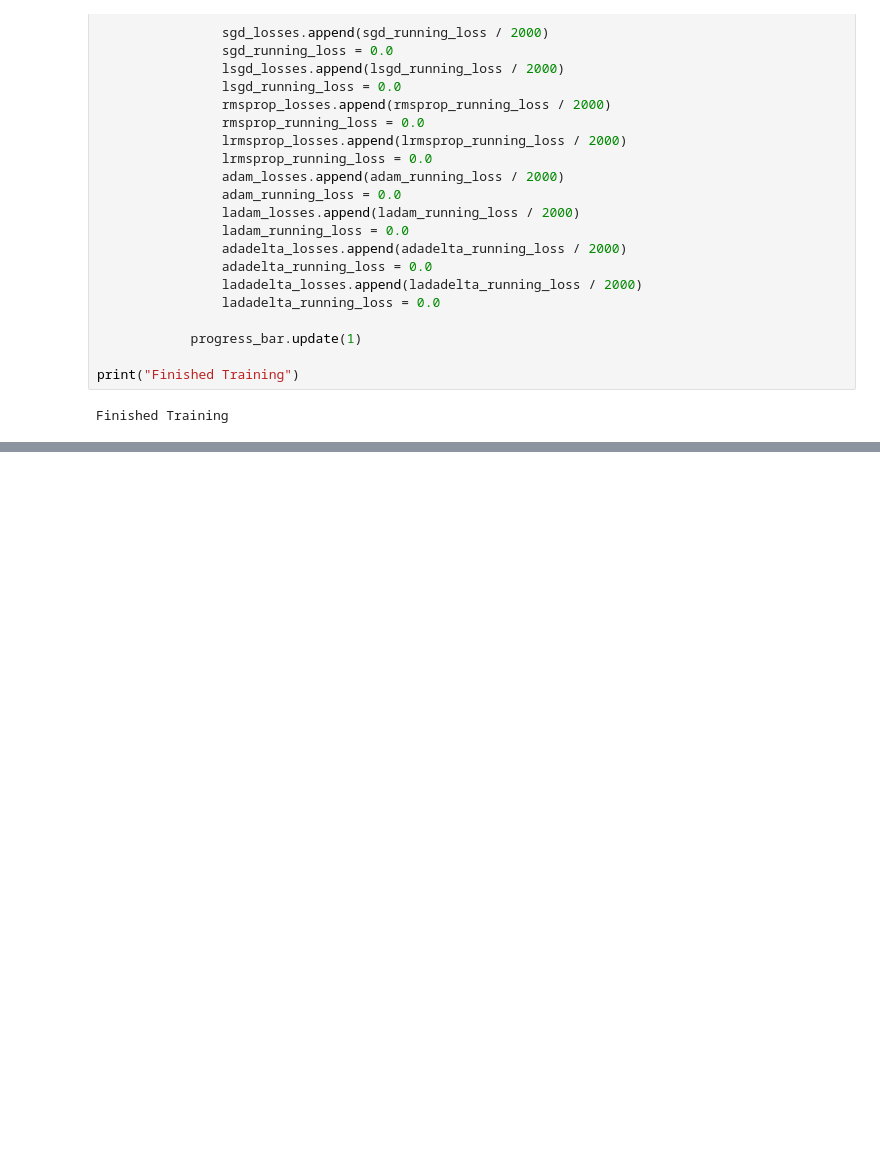
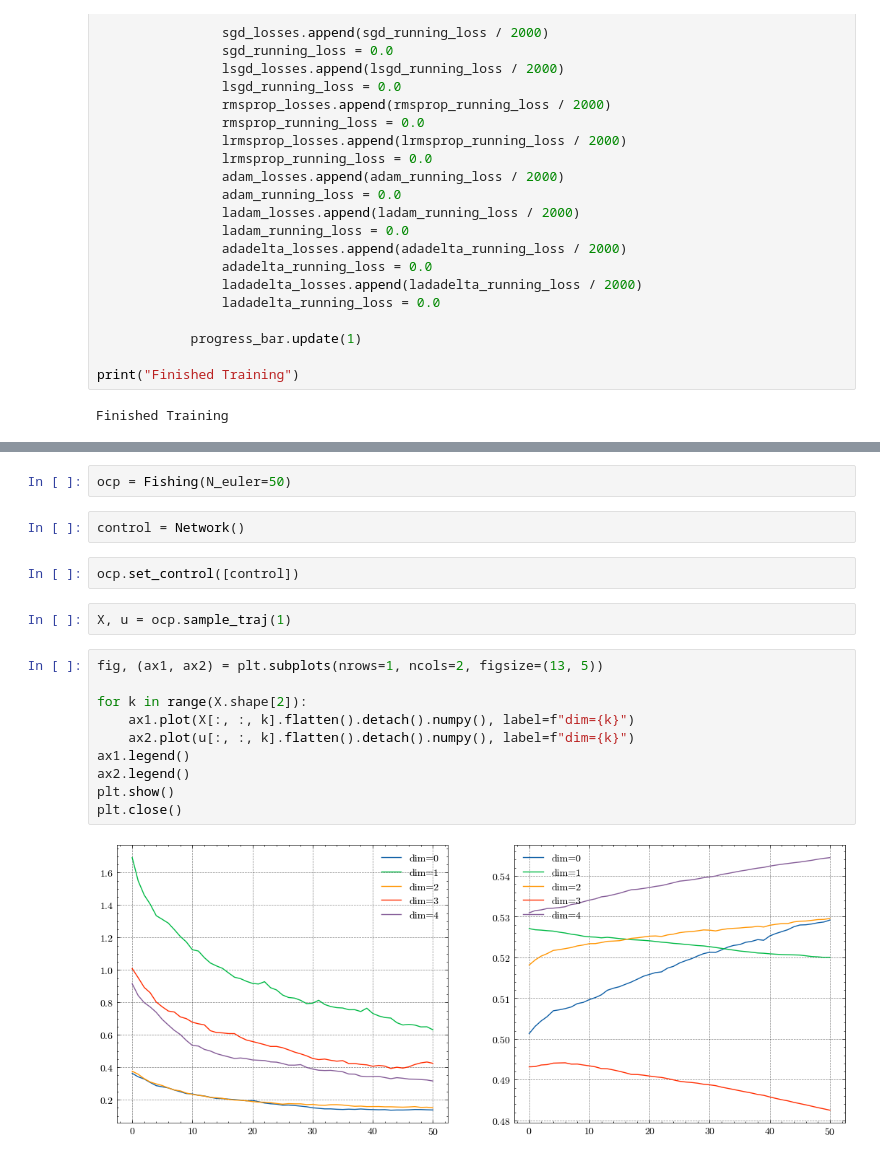
Before and after one commit to SaadSouilmi/Langevin-algorithms-for-deep-stochastic-control, a Jupyter notebook: Notebook.ipynb, the cells around one changed output, grey strips where cells are left out. Drawn from its saved outputs; the diff is of its cells as text; blank space fills up the shorter version.

Commit message:
added trajectory sampling and objective to fishing

```diff
--- a/Notebook.ipynb
+++ b/Notebook.ipynb
@@ -478,0 +495,20 @@ plt.close()
+# %%
+ocp = Fishing(N_euler=50)
+# %%
+control = Network()
+# %%
+ocp.set_control([control])
+# %%
+X, u = ocp.sample_traj(1)
+# %%
+fig, (ax1, ax2) = plt.subplots(nrows=1, ncols=2, figsize=(13, 5))
+
+for k in range(X.shape[2]):
+    ax1.plot(X[:, :, k].flatten().detach().numpy(), label=f"dim={k}")
+    ax2.plot(u[:, :, k].flatten().detach().numpy(), label=f"dim={k}")
+ax1.legend()
+ax2.legend()
+plt.show()
+plt.close()
+# %% [output]
+[figure, added]
```
Also changed, not shown: parts of 3 cells of this notebook, 1 other file.
